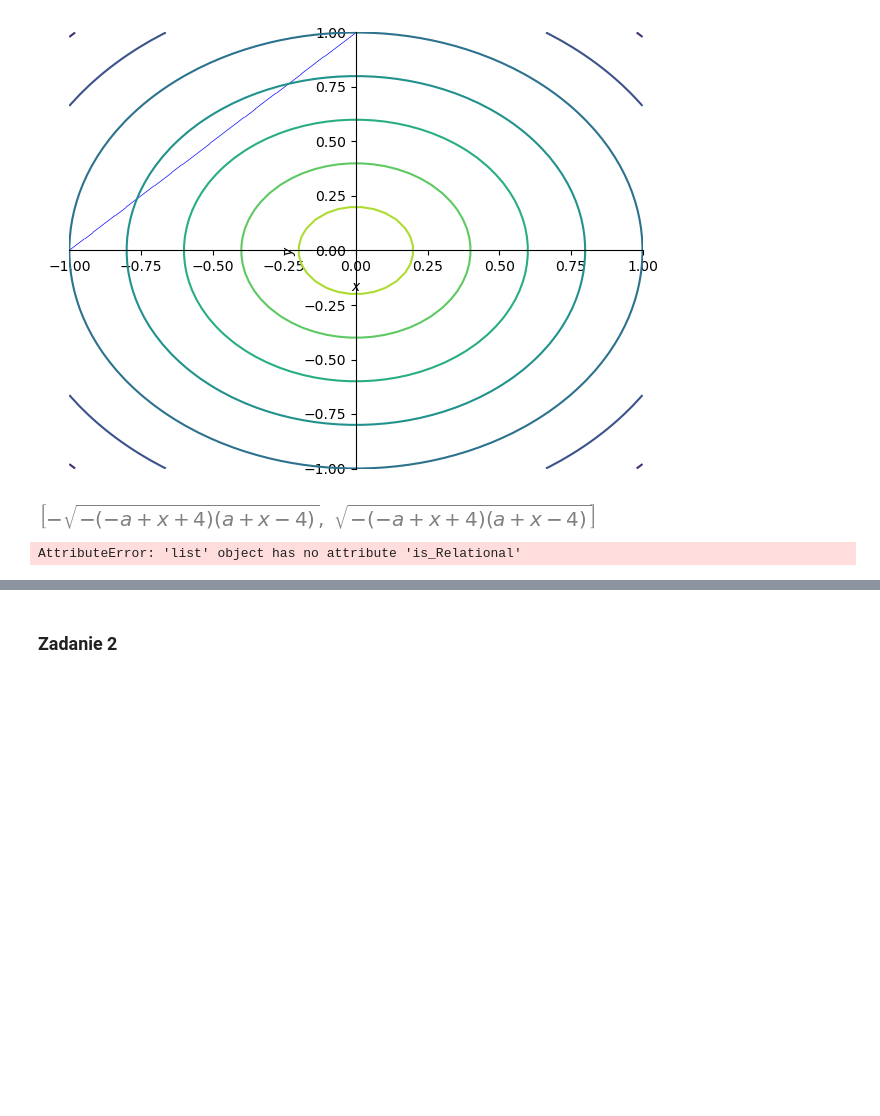
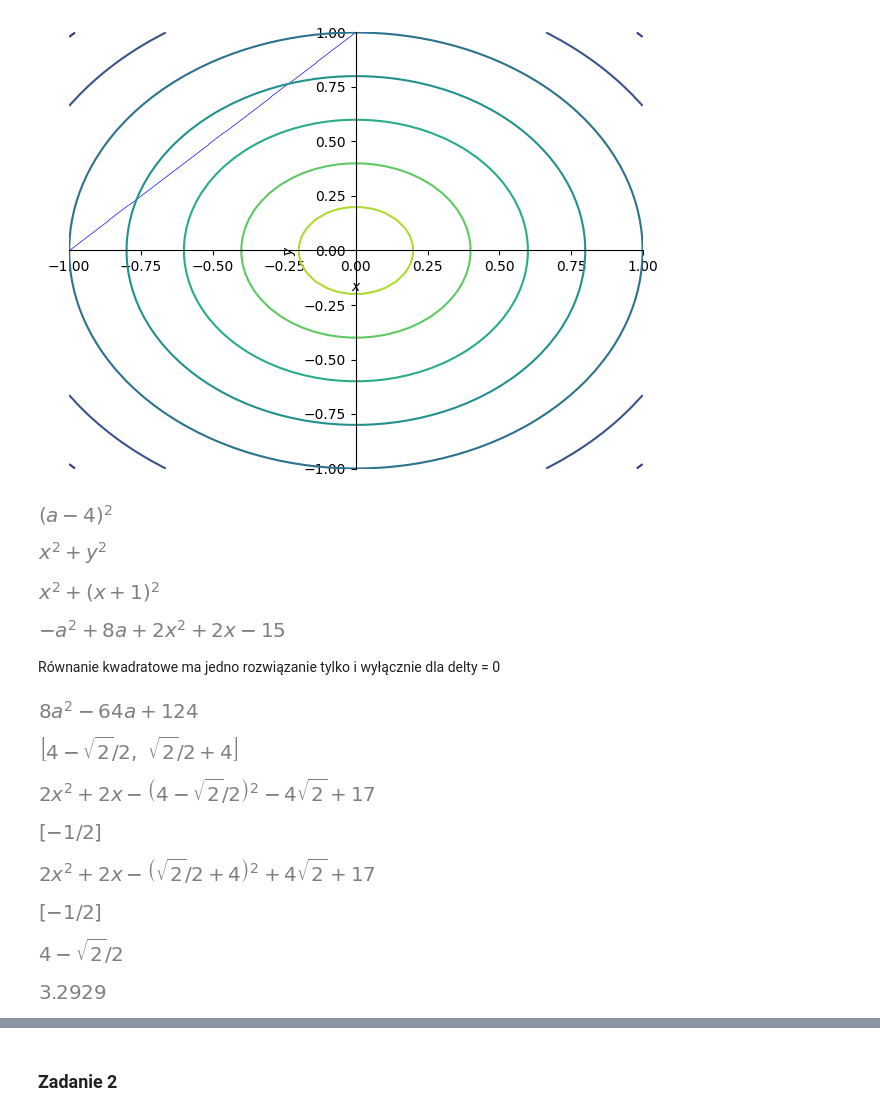
Before and after one commit to pzajaczkowski/ONWP, a Jupyter notebook: lista3/lista3.ipynb, the cells around one changed output, grey strips where cells are left out. Saved outputs shown, nothing was run; the diff lists cells and outputs as text; code cells hidden in the pictures; blank space fills up the shorter version.

```diff
--- a/lista3/lista3.ipynb
+++ b/lista3/lista3.ipynb
@@ -12,7 +10,7 @@ x, y, ld = sp.symbols("x y lambda")
 # %% [markdown]
 ### Zadanie 1
 # %%
-fun_z = 4 - sp.sqrt(x**2 + y**2)
+fun_z = 4 - sqrt(x**2 + y**2)
 fun_z
 # %% [output]
 [figure]
@@ -116,15 +114,54 @@ plt2.append(plt3[0])
 plt2.show()
 # %% [output]
 [figure]
-# %%
-a = sp.symbols("a")
-fun_ay = sp.solve(sp.Eq(fun_z, a), y)
-fun_ay
-# %% [output]
-[figure, removed]
-# %%
-a_ans = sp.solve([fun_y, fun_ay], [x, a])
-a_ans
-# %% [output]
-AttributeError: 'list' object has no attribute 'is_Relational'
+# %%
+left_fun = (a - 4) ** 2
+display(left_fun)
+
+f = (fun_z - 4) ** 2
+display(f)
+right_fun = f.subs(y, fun_y)
+display(right_fun)
+
+tmp_fun = expand(right_fun - left_fun)
+display(tmp_fun)
+# %% [output]
+[figure, added]
+[figure, added]
+[figure, added]
+[figure, added]
+# %% [markdown]
+Równanie kwadratowe ma jedno rozwiązanie tylko i wyłącznie dla delty = 0
+# %%
+delta = 4 - 4 * 2 * (-(a**2) + 8 * a - 15)
+display(delta)
+
+a_results = solve(delta, a)
+display(a_results)
+# %% [output]
+[figure, added]
+[figure, added]
+# %%
+rdy_funx = tmp_fun.subs(a, a_results[0])
+display(rdy_funx)
+pktx = solve(rdy_funx)
+display(pktx)
+# %% [output]
+[figure, added]
+[figure, added]
+# %%
+rdy_funy = tmp_fun.subs(a, a_results[1])
+display(rdy_funy)
+pkty = solve(rdy_funy)
+display(pkty)
+# %% [output]
+[figure, added]
+[figure, added]
+# %%
+pkt_val = fun_z.subs({x: pktx[0], y: pkty[0]})
+display(pkt_val)
+display(pkt_val.evalf(5))
+# %% [output]
+[figure, added]
+[figure, added]
 # %% [markdown]
```
Also changed, not shown: parts of 48 cells of this notebook, 1 other file.
